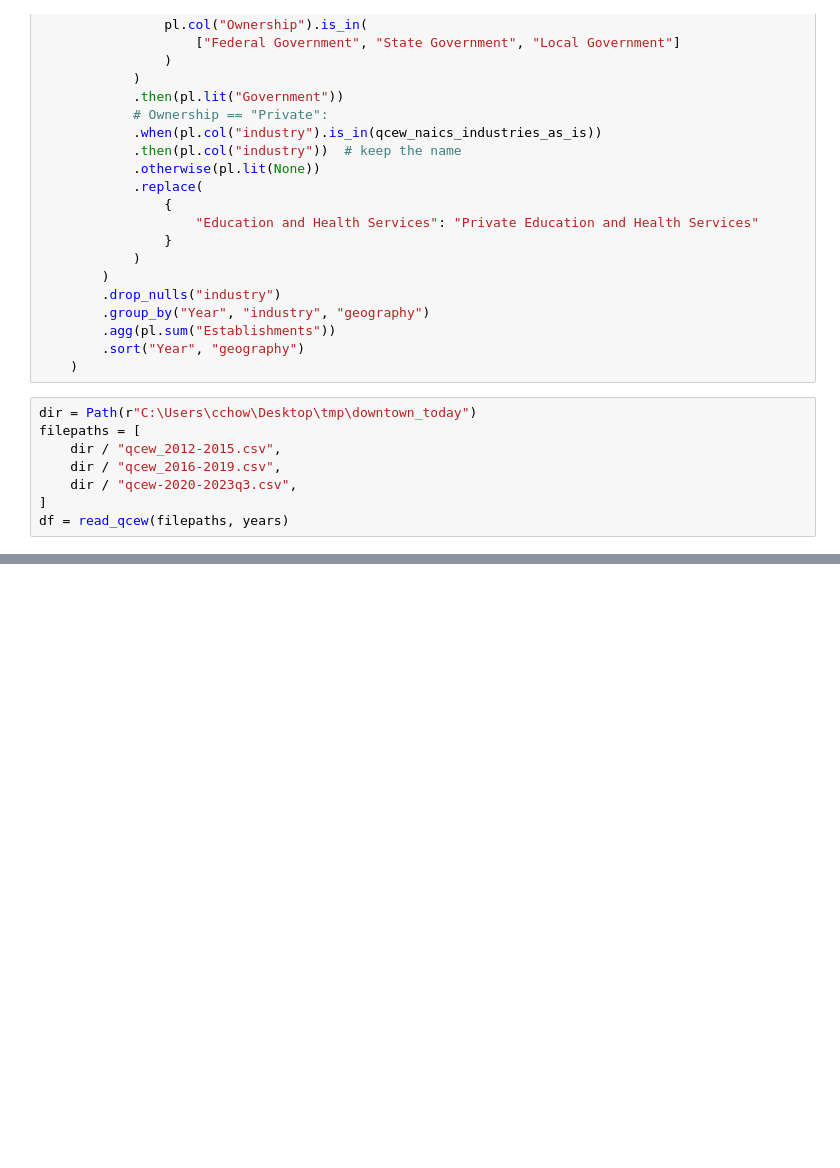
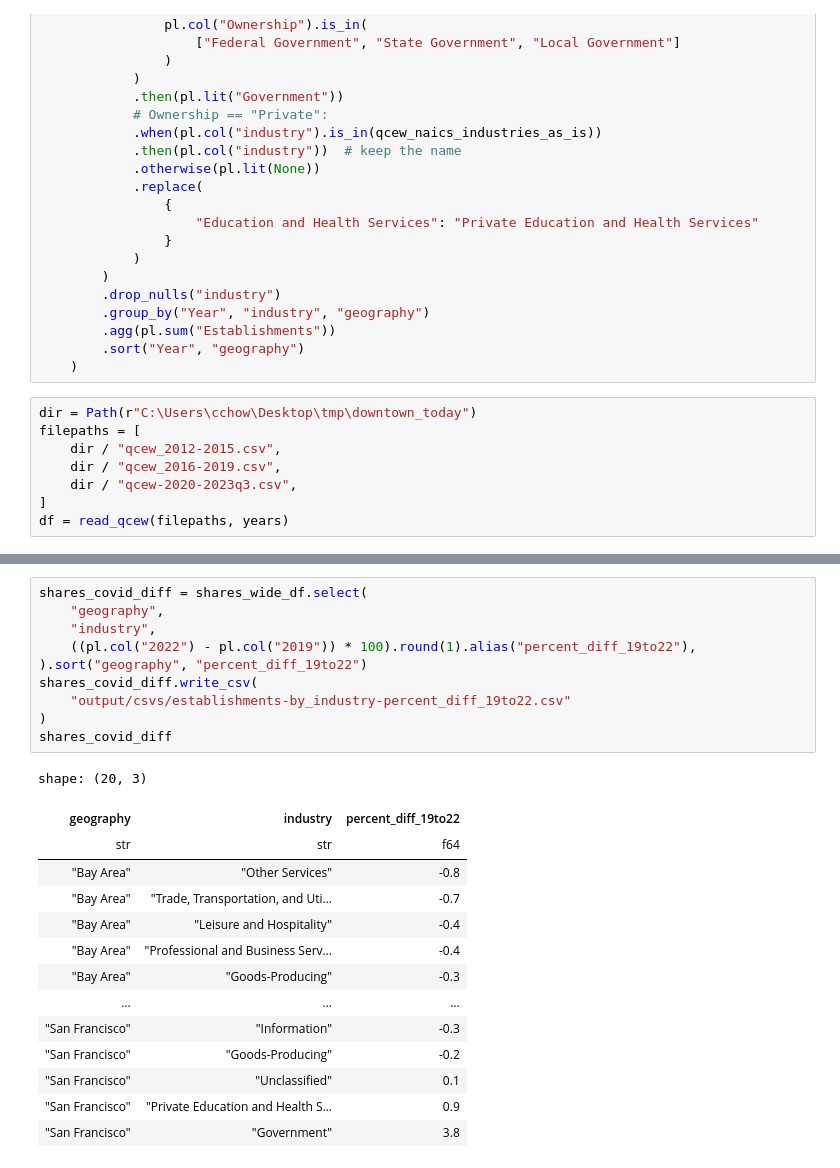
Before and after one commit to sfcta/downtown_today, a Jupyter notebook: establishments_qcew.ipynb, the cells around one changed output, grey strips where cells are left out. Cells and saved outputs as stored; diff of their text form; blank space fills up the shorter version.

```diff
--- a/establishments_qcew.ipynb
+++ b/establishments_qcew.ipynb
@@ -183 +221,26 @@ shares_df = add_industry_share_col(parse_qcew_industries(df), "Establishments")
+# %%
+shares_covid_diff = shares_wide_df.select(
+    "geography",
+    "industry",
+    ((pl.col("2022") - pl.col("2019")) * 100).round(1).alias("percent_diff_19to22"),
+).sort("geography", "percent_diff_19to22")
+shares_covid_diff.write_csv(
+    "output/csvs/establishments-by_industry-percent_diff_19to22.csv"
+)
+shares_covid_diff
+# %% [output]
+shape: (20, 3)
+| geography | industry | percent_diff_19to22 |
+| str | str | f64 |
+| "Bay Area" | "Other Services" | -0.8 |
+| "Bay Area" | "Trade, Transportation, and Uti… | -0.7 |
+| "Bay Area" | "Leisure and Hospitality" | -0.4 |
+| "Bay Area" | "Professional and Business Serv… | -0.4 |
+| "Bay Area" | "Goods-Producing" | -0.3 |
+| … | … | … |
+| "San Francisco" | "Information" | -0.3 |
+| "San Francisco" | "Goods-Producing" | -0.2 |
+| "San Francisco" | "Unclassified" | 0.1 |
+| "San Francisco" | "Private Education and Health S… | 0.9 |
+| "San Francisco" | "Government" | 3.8 |
 # %%
```
Also changed, not shown: parts of 6 cells of this notebook, 1 other file.
